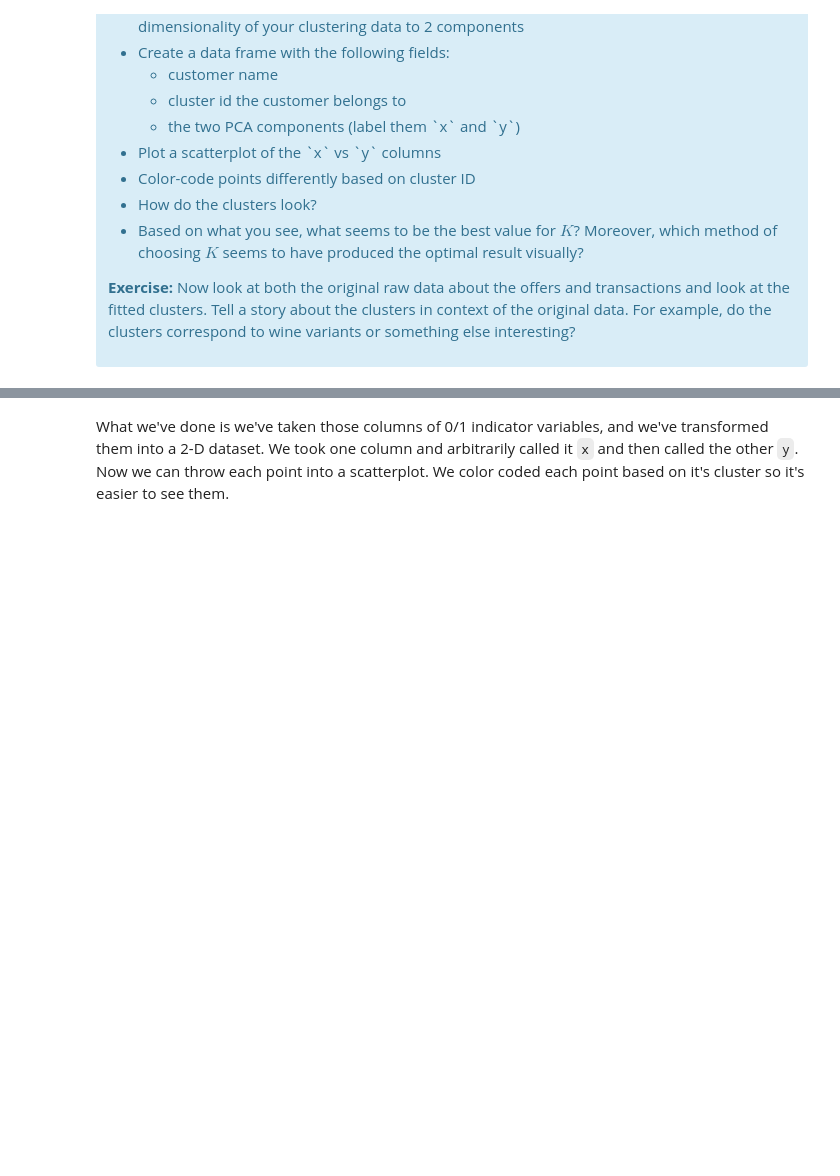
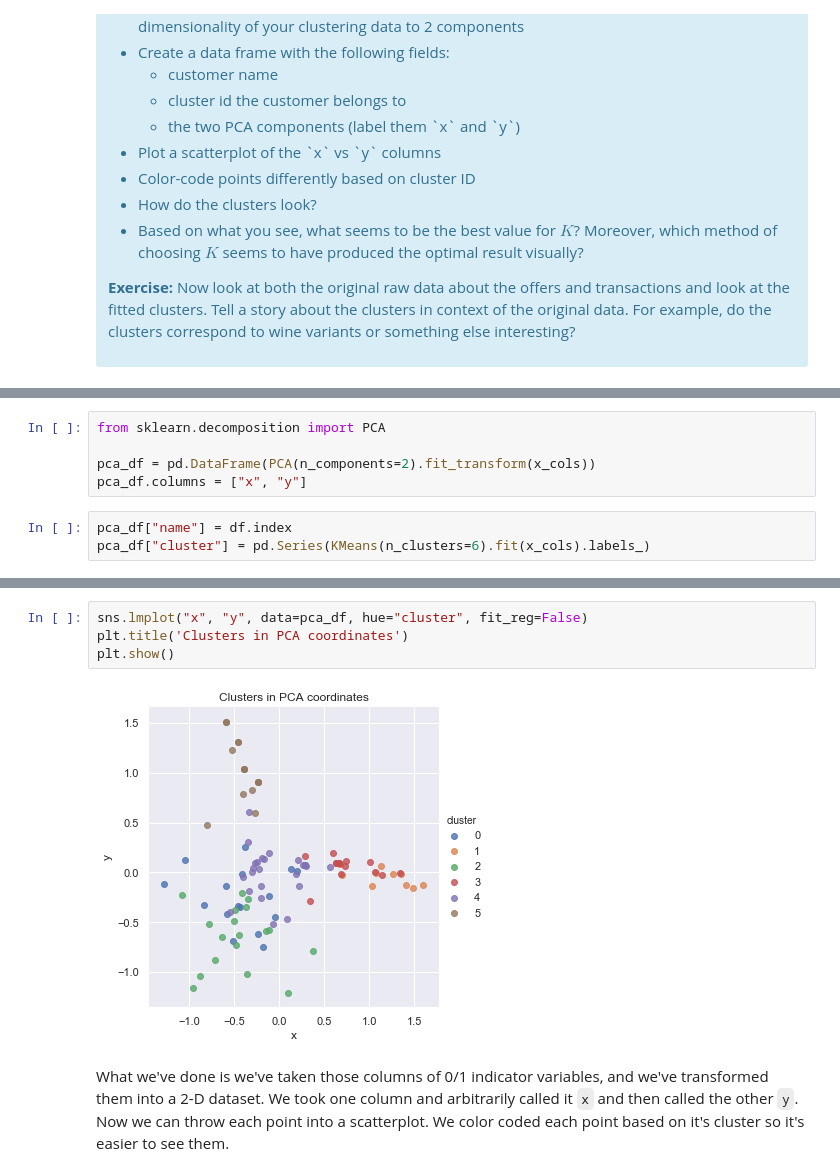
Before and after one commit to JuliaZozulia/mini-projects, a Jupyter notebook: clustering/Mini_Project_Clustering.ipynb, the cells around one changed output, grey strips where cells are left out. Saved outputs shown, nothing was run; the diff lists cells and outputs as text; blank space fills up the shorter version.

```diff
--- a/clustering/Mini_Project_Clustering.ipynb
+++ b/clustering/Mini_Project_Clustering.ipynb
@@ -175,0 +384,8 @@ This is only one use of PCA for dimension reduction. We can also use PCA when we
+# %%
+from sklearn.decomposition import PCA
+
+pca_df = pd.DataFrame(PCA(n_components=2).fit_transform(x_cols))
+pca_df.columns = ["x", "y"]
+# %%
+pca_df["name"] = df.index
+pca_df["cluster"] = pd.Series(KMeans(n_clusters=6).fit(x_cols).labels_)
@@ -176,3 +401,9 @@ This is only one use of PCA for dimension reduction. We can also use PCA when we
+# %%
+sns.lmplot("x", "y", data=pca_df, hue="cluster", fit_reg=False)
+plt.title('Clusters in PCA coordinates')
+plt.show()
+# %% [output]
+[figure, added]
 # %% [markdown]
 What we've done is we've taken those columns of 0/1 indicator variables, and we've transformed them into a 2-D dataset. We took one column and arbitrarily called it `x` and then called the other `y`. Now we can throw each point into a scatterplot. We color coded each point based on it's cluster so it's easier to see them.
 # %% [markdown]
```
Also changed, not shown: parts of 28 cells of this notebook.
